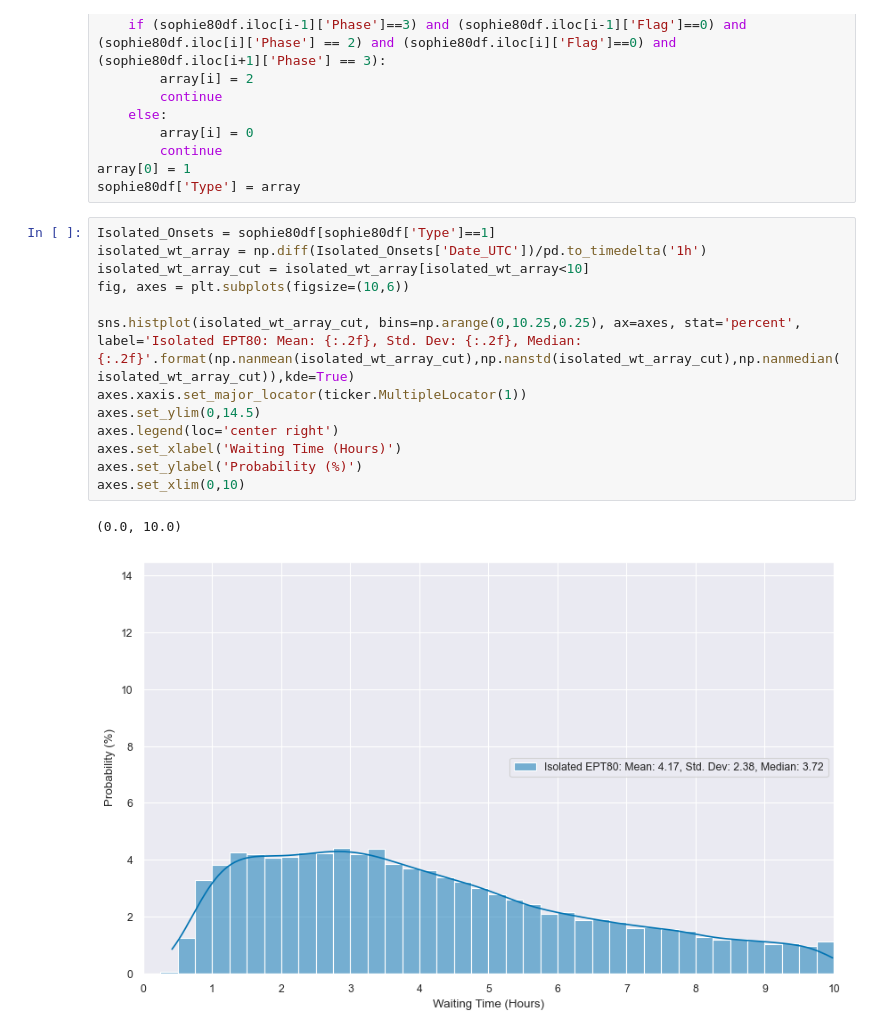
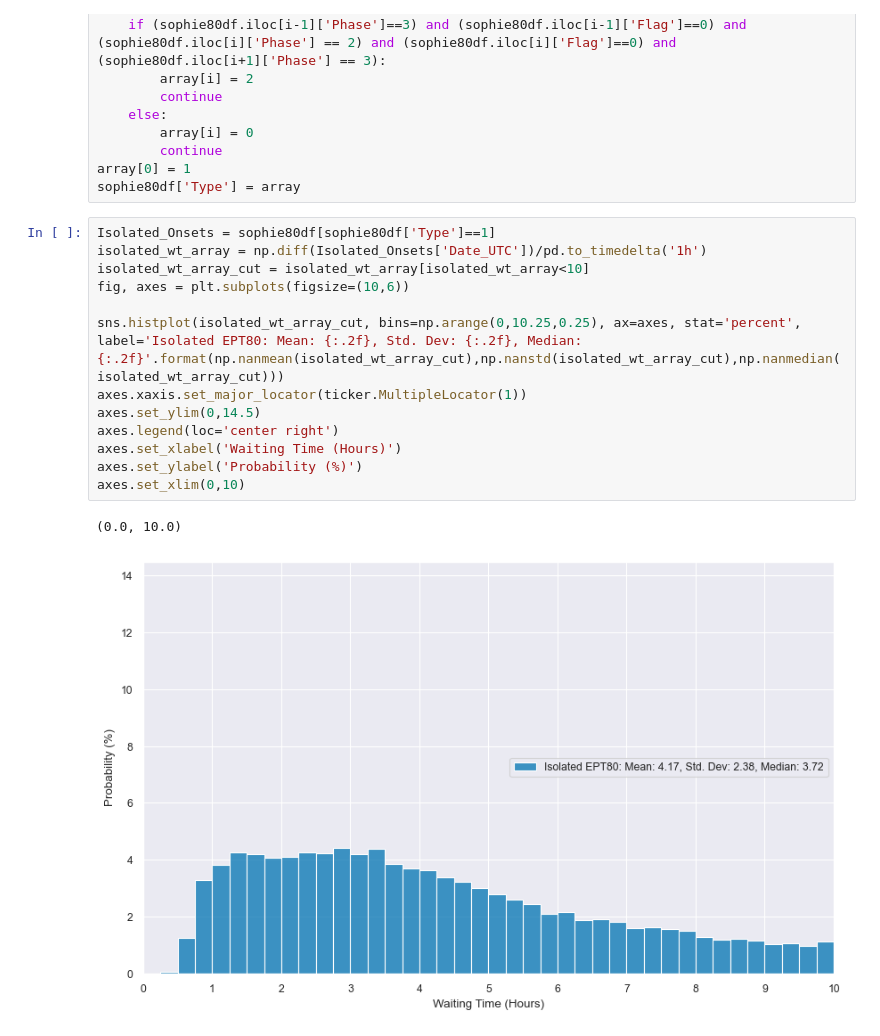
Before and after one commit to christianlao12/DP1_DP2_Project, a Jupyter notebook: sophie-recreation.ipynb, the cells around one changed output. Saved outputs shown, nothing was run; the diff lists cells and outputs as text.

```diff
--- a/sophie-recreation.ipynb
+++ b/sophie-recreation.ipynb
@@ -37,19 +37,19 @@ sophie80df['Type'] = array
 # %%
 Isolated_Onsets = sophie80df[sophie80df['Type']==1]
 isolated_wt_array = np.diff(Isolated_Onsets['Date_UTC'])/pd.to_timedelta('1h')
 isolated_wt_array_cut = isolated_wt_array[isolated_wt_array<10]
 fig, axes = plt.subplots(figsize=(10,6))
 
-sns.histplot(isolated_wt_array_cut, bins=np.arange(0,10.25,0.25), ax=axes, stat='percent', label='Isolated EPT80: Mean: {:.2f}, Std. Dev: {:.2f}, Median: {:.2f}'.format(np.nanmean(isolated_wt_array_cut),np.nanstd(isolated_wt_array_cut),np.nanmedian(isolated_wt_array_cut)),kde=True)
+sns.histplot(isolated_wt_array_cut, bins=np.arange(0,10.25,0.25), ax=axes, stat='percent', label='Isolated EPT80: Mean: {:.2f}, Std. Dev: {:.2f}, Median: {:.2f}'.format(np.nanmean(isolated_wt_array_cut),np.nanstd(isolated_wt_array_cut),np.nanmedian(isolated_wt_array_cut)))
 axes.xaxis.set_major_locator(ticker.MultipleLocator(1))
 axes.set_ylim(0,14.5)
 axes.legend(loc='center right')
 axes.set_xlabel('Waiting Time (Hours)')
 axes.set_ylabel('Probability (%)')
 axes.set_xlim(0,10)
 # %% [output]
 (0.0, 10.0)
-[figure, old version]
+[figure, new version]
 # %%
 allonsets = sophie80df.iloc[np.intersect1d(np.where(sophie80df['Phase']==2),np.where(sophie80df['Flag']==0))]
 allonsets_wt_array = np.diff(allonsets['Date_UTC'])/pd.to_timedelta('1h')
```
Also changed, not shown: parts of 1 cell of this notebook, 1 other file.
